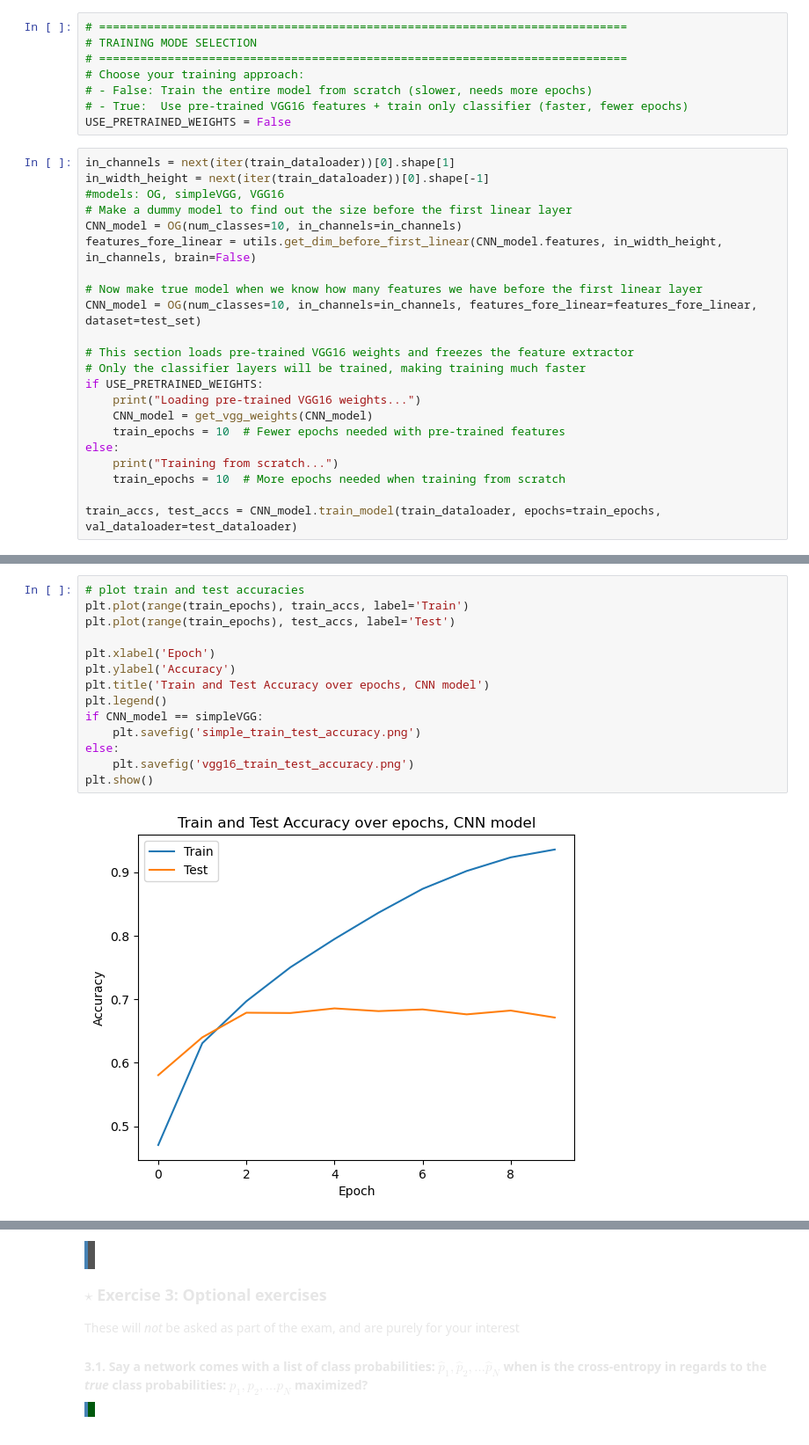
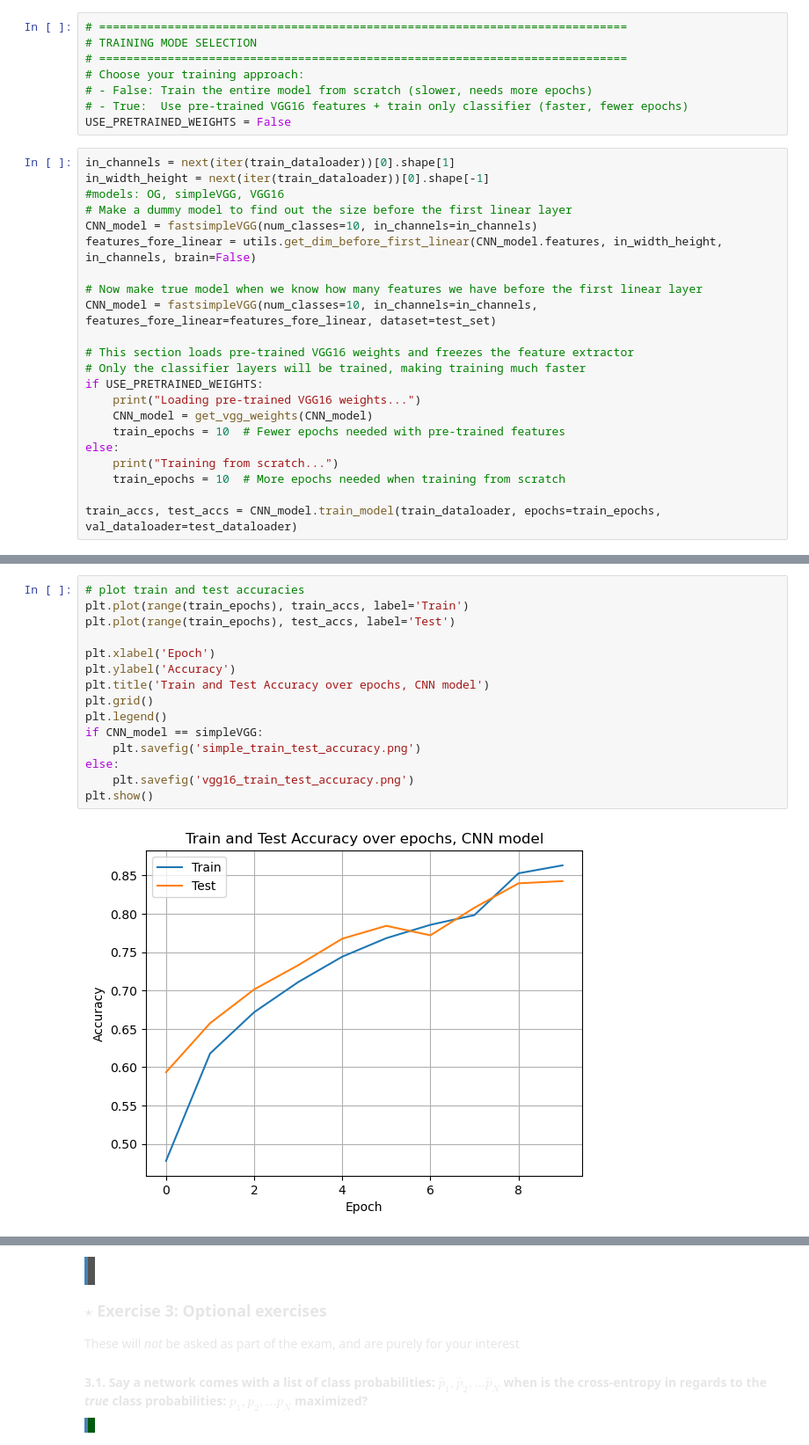
Before and after one commit to Nunk-sketch/02462-ass-1, a Jupyter notebook: assignment_1.ipynb, the cells around one changed output, grey strips where cells are left out. Shown at 88% size. Saved outputs shown, nothing was run; the diff lists cells and outputs as text.

Commit message:
ny model

```diff
--- a/assignment_1.ipynb
+++ b/assignment_1.ipynb
@@ -786,11 +910,11 @@ in_channels = next(iter(train_dataloader))[0].shape[1]
 in_width_height = next(iter(train_dataloader))[0].shape[-1]
 #models: OG, simpleVGG, VGG16
 # Make a dummy model to find out the size before the first linear layer
-CNN_model = OG(num_classes=10, in_channels=in_channels)
+CNN_model = fastsimpleVGG(num_classes=10, in_channels=in_channels)
 features_fore_linear = utils.get_dim_before_first_linear(CNN_model.features, in_width_height, in_channels, brain=False)
 
 # Now make true model when we know how many features we have before the first linear layer
-CNN_model = OG(num_classes=10, in_channels=in_channels, features_fore_linear=features_fore_linear, dataset=test_set)
+CNN_model = fastsimpleVGG(num_classes=10, in_channels=in_channels, features_fore_linear=features_fore_linear, dataset=test_set)
 
 # This section loads pre-trained VGG16 weights and freezes the feature extractor
 # Only the classifier layers will be trained, making training much faster
@@ -818,19 +942,20 @@ Epoch 9 validation accuracy: 0.6711
 # %%
 # plot train and test accuracies
 plt.plot(range(train_epochs), train_accs, label='Train')
 plt.plot(range(train_epochs), test_accs, label='Test')
 
 plt.xlabel('Epoch')
 plt.ylabel('Accuracy')
 plt.title('Train and Test Accuracy over epochs, CNN model')
+plt.grid()
 plt.legend()
 if CNN_model == simpleVGG:
     plt.savefig('simple_train_test_accuracy.png')
 else:
     plt.savefig('vgg16_train_test_accuracy.png')
 plt.show()
 # %% [output]
-[figure, old version]
+[figure, new version]
 # %% [markdown]
 ![image.png](attachment:image.png)
 simpleVGG16
```
Also changed, not shown: parts of 3 cells of this notebook, 2 other files.
